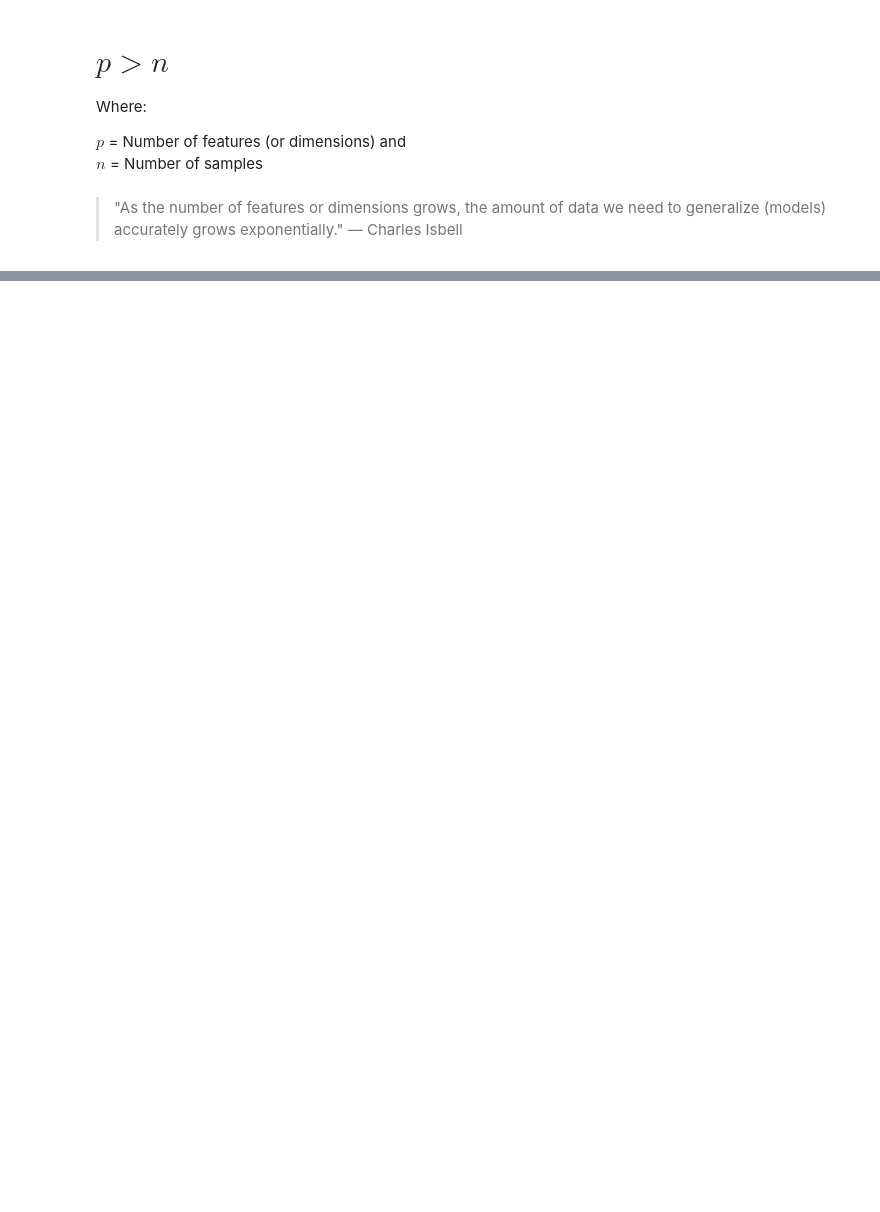
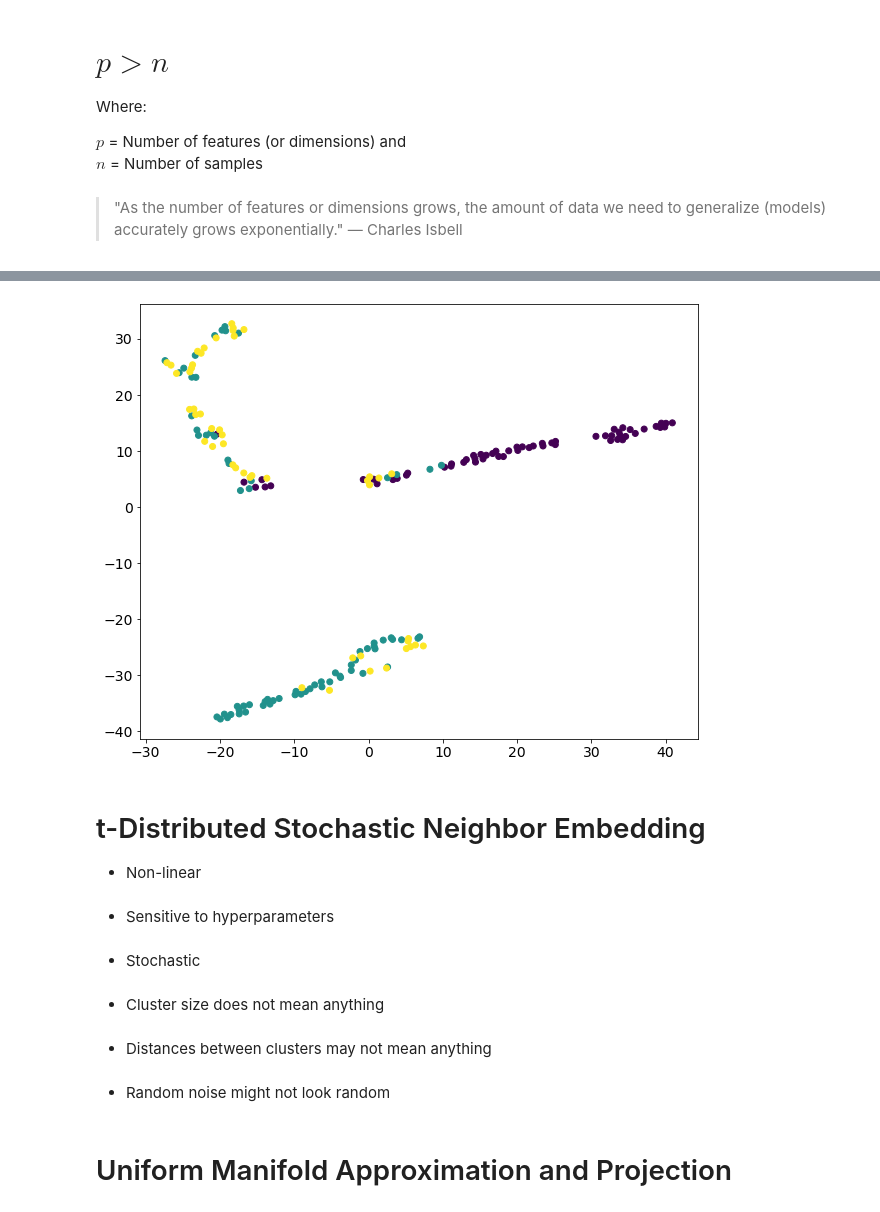
Before and after one commit to jhu-data-services/high-dimensional-data-vis, a Jupyter notebook: high-dimensional-data-vis.ipynb, the cells around one changed output, grey strips where cells are left out. Drawn from its saved outputs; the diff is of its cells as text; code cells hidden in the pictures; blank space fills up the shorter version.

```diff
--- a/high-dimensional-data-vis.ipynb
+++ b/high-dimensional-data-vis.ipynb
@@ -62,0 +140,28 @@ $n$ = Number of samples
+# %%
+fit = TSNE(n_components=2,
+           learning_rate=100,
+           perplexity=10)
+
+features_tsne = fit.fit_transform(features)
+
+plt.figure(figsize=(10, 8))
+plt.xticks(fontsize=14)
+plt.yticks(fontsize=14)
+plt.scatter(features_tsne[:, 0], features_tsne[:, 1], c=labels);
+# %% [output]
+[figure, added]
+# %% [markdown]
+# t-Distributed Stochastic Neighbor Embedding
+- Non-linear
+# %% [markdown]
+- Sensitive to hyperparameters
+# %% [markdown]
+- Stochastic
+# %% [markdown]
+- Cluster size does not mean anything
+# %% [markdown]
+* Distances between clusters may not mean anything
+# %% [markdown]
+* Random noise might not look random
+# %% [markdown]
+# Uniform Manifold Approximation and Projection
```
Also changed, not shown: parts of 24 cells of this notebook.
